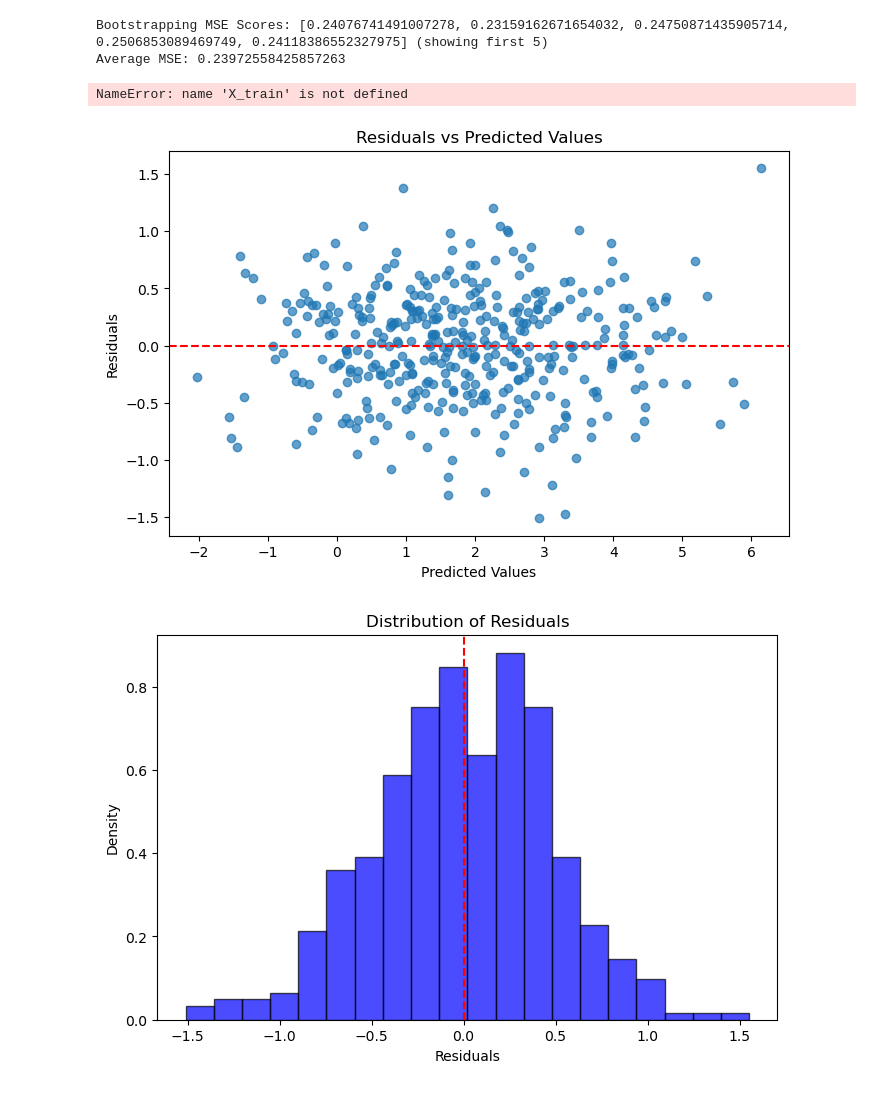
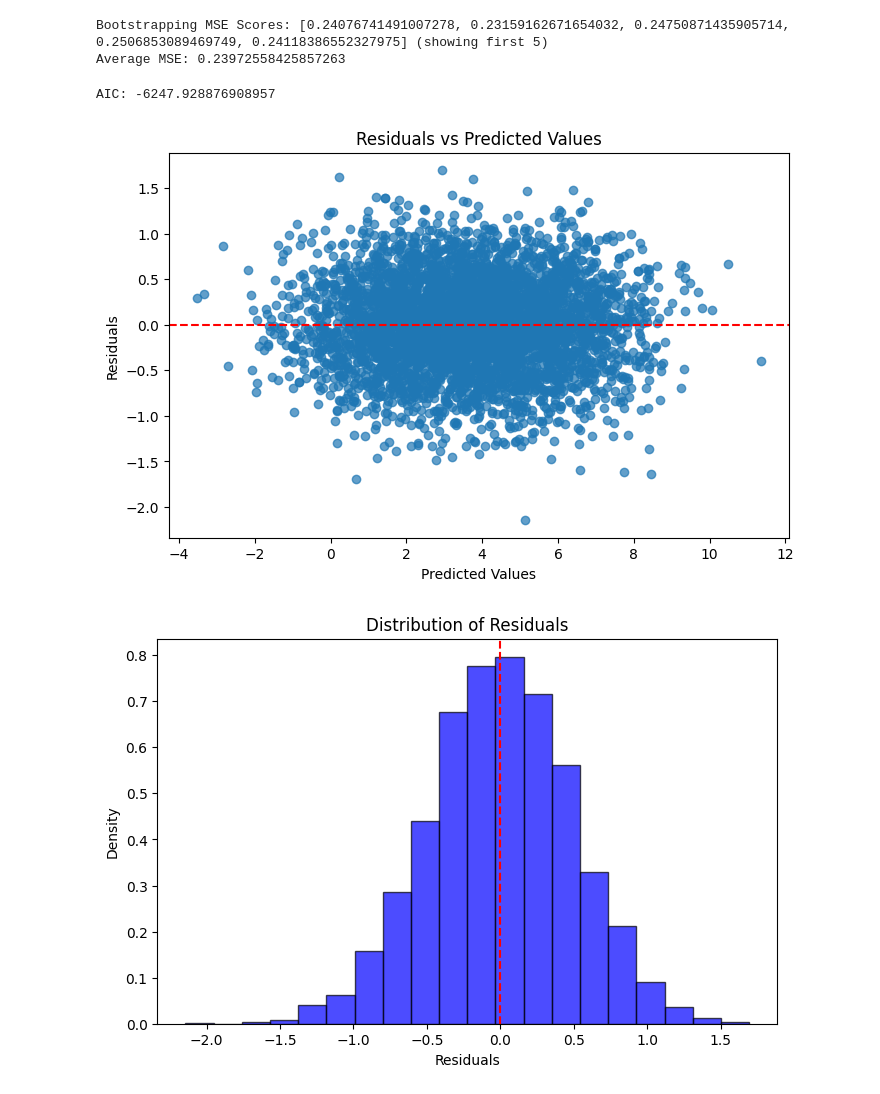
Before and after one commit to amoghiit/projectX, a Jupyter notebook: Project2.ipynb, the cells around one changed output. Cells and saved outputs as stored; diff of their text form; code cells hidden in the pictures.

```diff
--- a/Project2.ipynb
+++ b/Project2.ipynb
@@ -121,50 +121,55 @@ Average MSE: 0.23972558425857263
 # %%
 def calculate_aic(X, y):
     n, p = X.shape
+    # Fit the model
     beta = np.linalg.inv(X.T @ X) @ X.T @ y
     y_pred = X @ beta
+    # Calculate the residual sum of squares
     rss = np.sum((y - y_pred) ** 2)
+    # Calculate the AIC
     aic = n * np.log(rss / n) + 2 * p
     return aic
 
 # Add intercept to X_train
-X_train_intercept = np.hstack([np.ones((X_train.shape[0], 1)), X_train])
-aic = calculate_aic(X_train_intercept, y_train)
+XtrainIntercept = np.hstack([np.ones((Xtrain.shape[0], 1)), Xtrain])
+aic = calculate_aic(XtrainIntercept, yTrain)
 print(f"AIC: {aic}")
 # %% [output]
-NameError: name 'X_train' is not defined
+AIC: -6247.928876908957
 # %%
+import matplotlib.pyplot as plt
+
 # Compute the intercept explicitly if not already done
 # Mean of y and X for calculating intercept
-y_mean = np.mean(y_train)
-X_mean = np.mean(X_train, axis=0)
+y_mean = np.mean(yTrain)
+X_mean = np.mean(Xtrain, axis=0)
 
 # Assuming 'coefficients' is a vector obtained earlier
 intercept = y_mean - np.dot(X_mean, coefficients)
 
 # Generate predictions
-y_train_pred = np.dot(X_train, coefficients) + intercept  # Add intercept here
-residuals = y_train - y_train_pred
+yTrain_pred = np.dot(Xtrain, coefficients) + intercept  # Add intercept here
+residuals = yTrain - yTrain_pred
 
 # Residuals vs Predicted Values
 plt.figure(figsize=(8, 5))
-plt.scatter(y_train_pred, residuals, alpha=0.7)
+plt.scatter(yTrain_pred, residuals, alpha=0.7)
 plt.axhline(y=0, color='red', linestyle='--')
 plt.xlabel("Predicted Values")
 plt.ylabel("Residuals")
 plt.title("Residuals vs Predicted Values")
 plt.show()
 
 # Histogram/KDE of Residuals
 plt.figure(figsize=(8, 5))
 plt.hist(residuals, bins=20, alpha=0.7, color='blue', edgecolor='black', density=True)
 plt.axvline(x=0, color='red', linestyle='--')
 plt.title("Distribution of Residuals")
 plt.xlabel("Residuals")
 plt.ylabel("Density")
 plt.show()
 # %% [output]
-[figure, old version]
+[figure, new version]
-[figure, old version]
+[figure, new version]
 # %%
 #The points appear to be randomly scattered around the red dashed line at 𝑦 = 0 y=0, which is a good sign. This indicates no clear pattern, suggesting that the model is likely capturing the relationship between predictors and the target variable reasonably well.
```
